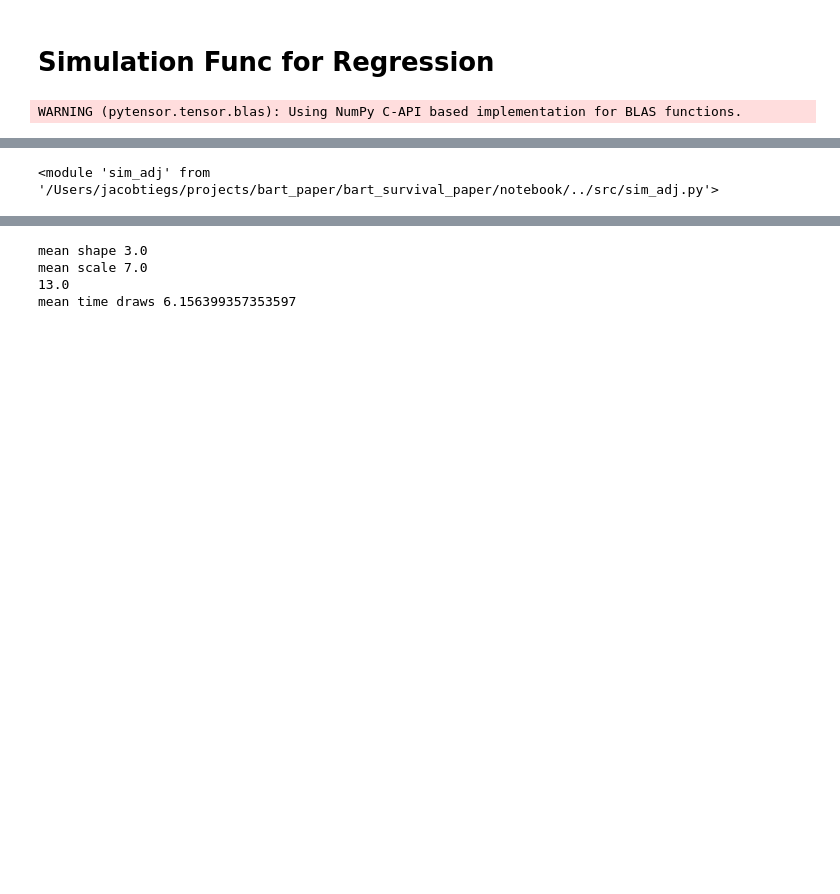
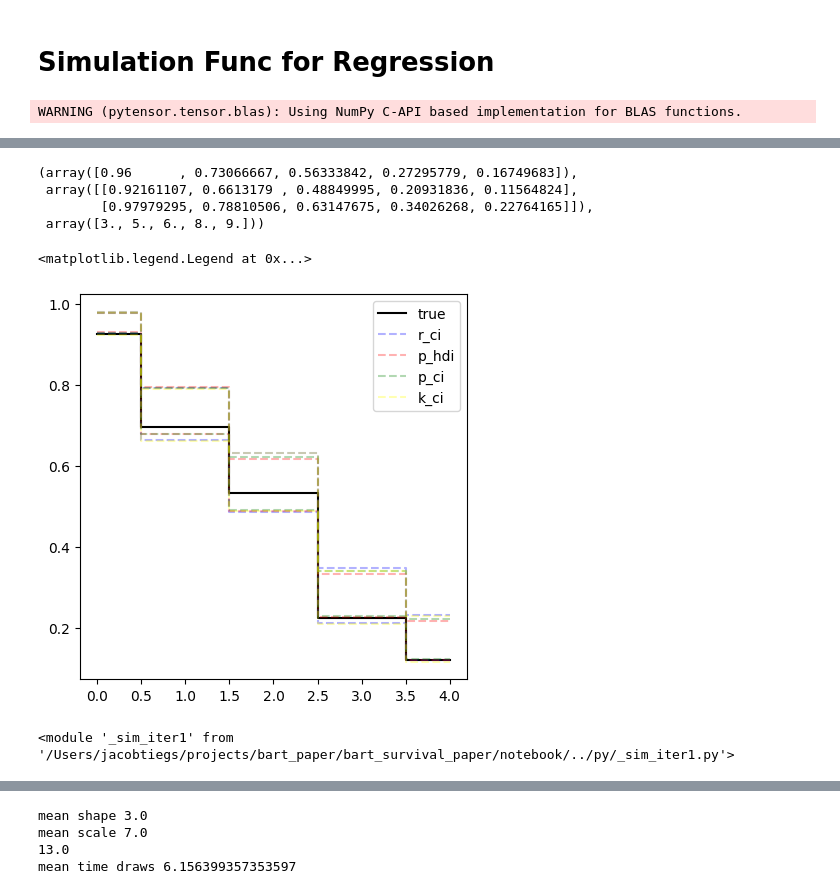
Before and after one commit to CDCgov/BART-Survival, a Jupyter notebook: notebook/functions1_1.ipynb, the cells around one changed output, grey strips where cells are left out. Saved outputs shown, nothing was run; the diff lists cells and outputs as text; code cells hidden in the pictures; blank space fills up the shorter version.

```diff
--- a/notebook/functions1_1.ipynb
+++ b/notebook/functions1_1.ipynb
@@ -26,0 +34,9 @@ import sim_adj as sim
+# %%
+cens_perc, sv_true_r0, pb_sv_m, hdi, ci, r_sv, k_sv = fn.sim_1s(
+	seed = 91,
+	n = 200,
+	scenario = cn.simple_1_1,
+	SPLIT_RULES = prm.SPLIT_RULES1,
+	model_dict = prm.MODEL_DICT1,
+	sampler_dict = prm.SAMPLER_DICT1
+)
@@ -27,4 +100,27 @@ import sim_adj as sim
+# %%
+k_sv
+# %% [output]
+(array([0.96      , 0.73066667, 0.56333842, 0.27295779, 0.16749683]),
+ array([[0.92161107, 0.6613179 , 0.48849995, 0.20931836, 0.11564824],
+        [0.97979295, 0.78810506, 0.63147675, 0.34026268, 0.22764165]]),
+ array([3., 5., 6., 8., 9.]))
+# %%
+fig, ax = plt.subplots(1,1,figsize=(5,5))
+ax.step(range(5), sv_true_r0, where="mid", color="black", label="true")
+ax.step(range(5), r_sv[1][1,:], color="blue", alpha=0.3, linestyle="dashed", where="mid", label="r_ci")
+ax.step(range(5), r_sv[1][0,:], color="blue", alpha=0.3, linestyle="dashed", where="mid")
+ax.step(range(5), hdi[1,:], color="red", alpha=0.3,linestyle="dashed", where="mid", label="p_hdi")
+ax.step(range(5), hdi[0,:], color="red", alpha=0.3,linestyle="dashed", where="mid")
+ax.step(range(5), ci[1,:], color="green", alpha=0.3,linestyle="dashed", where="mid", label = "p_ci")
+ax.step(range(5), ci[0,:], color="green", alpha=0.3,linestyle="dashed", where="mid")
+ax.step(range(5), k_sv[1][1,:], color="yellow", alpha=0.3,linestyle="dashed", where="mid", label = "k_ci")
+ax.step(range(5), k_sv[1][0,:], color="yellow", alpha=0.3, linestyle="dashed", where="mid")
+# sv_true_r0
+ax.legend()
+# %% [output]
+<matplotlib.legend.Legend at 0x...>
+[figure, added]
 # %%
-importlib.reload(sim)
+importlib.reload(si)
 # %% [output]
-<module 'sim_adj' from '/Users/jacobtiegs/projects/bart_paper/bart_survival_paper/notebook/../src/sim_adj.py'>
+<module '_sim_iter1' from '/Users/jacobtiegs/projects/bart_paper/bart_survival_paper/notebook/../py/_sim_iter1.py'>
```
Also changed, not shown: parts of 11 cells of this notebook, 12 other files.
